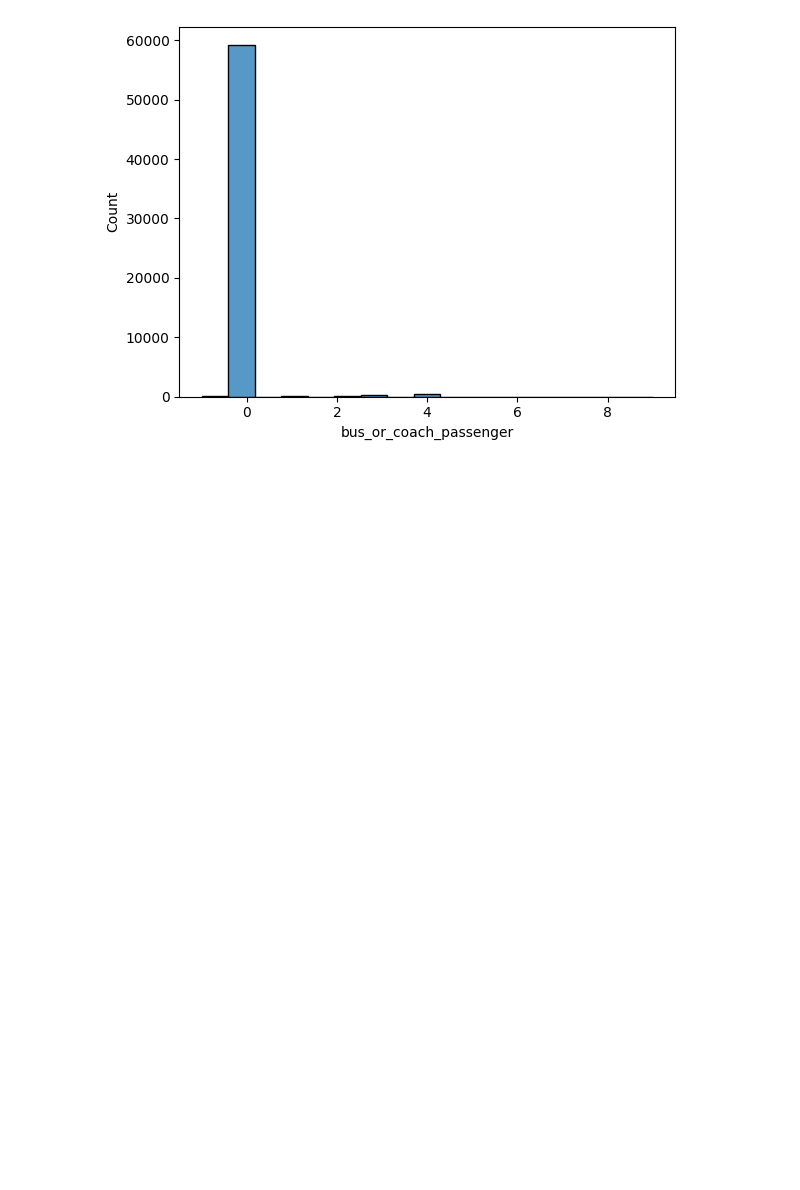
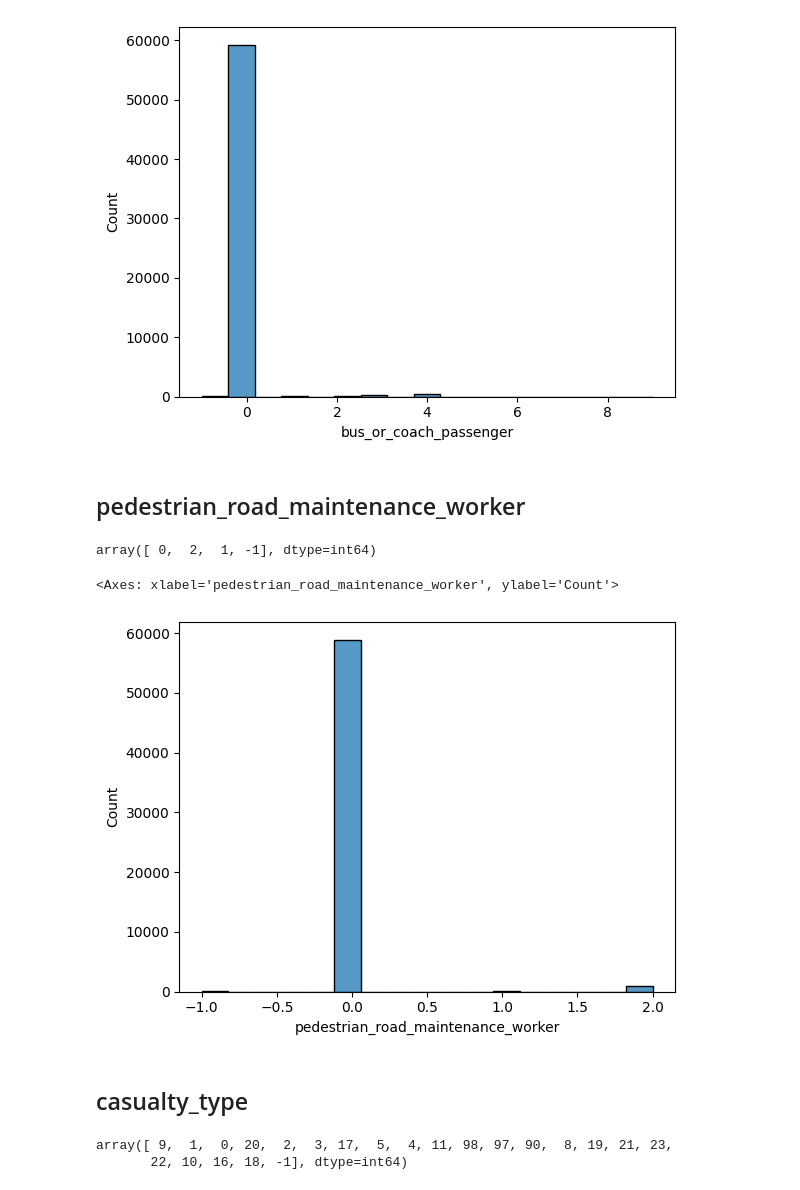
Before and after one commit to ali78efi/accidents_data_analyzing, a Jupyter notebook: accident_analys.ipynb, the cells around one changed output. Cells and saved outputs as stored; diff of their text form; code cells hidden in the pictures; blank space fills up the shorter version.

```diff
--- a/accident_analys.ipynb
+++ b/accident_analys.ipynb
@@ -311,3 +311,15 @@ data[data.bus_or_coach_passenger == 0].__len__() / len(data)
 # so we can consider all of them as 0
 # infact we can drop this column
 data = data.drop(['bus_or_coach_passenger'], axis=1)
+# %% [markdown]
+## pedestrian_road_maintenance_worker
+# %%
+data.pedestrian_road_maintenance_worker.unique()
+# no problem with unique values
+# %% [output]
+array([ 0,  2,  1, -1], dtype=int64)
+# %%
+sns.histplot(data.pedestrian_road_maintenance_worker)
+# %% [output]
+<Axes: xlabel='pedestrian_road_maintenance_worker', ylabel='Count'>
+[figure, added]
@@ -313,0 +332,7 @@ data = data.drop(['bus_or_coach_passenger'], axis=1)
+# %% [markdown]
+## casualty_type
+# %%
+data.casualty_type.unique()
+# %% [output]
+array([ 9,  1,  0, 20,  2,  3, 17,  5,  4, 11, 98, 97, 90,  8, 19, 21, 23,
+       22, 10, 16, 18, -1], dtype=int64)
```
Also changed, not shown: parts of 4 cells of this notebook.
